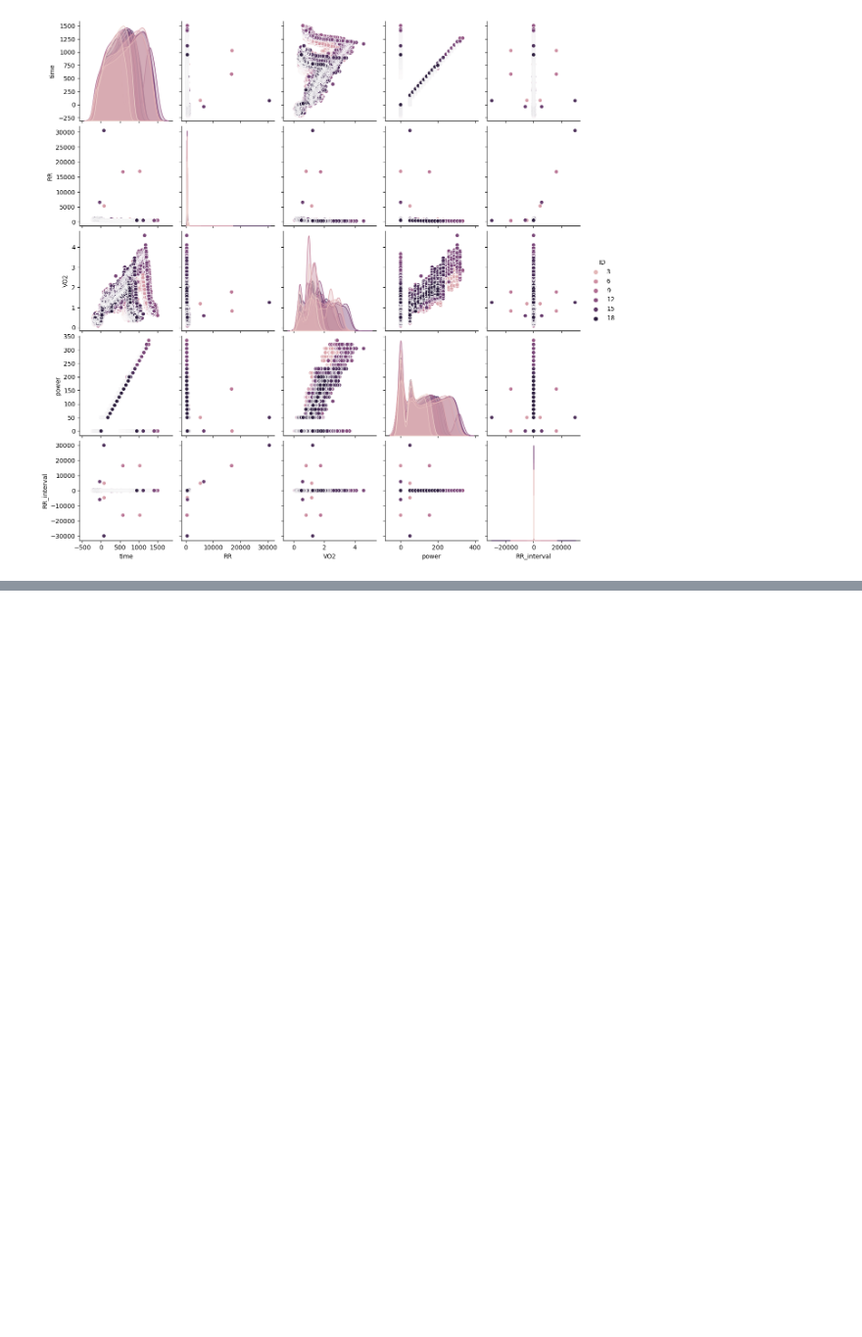
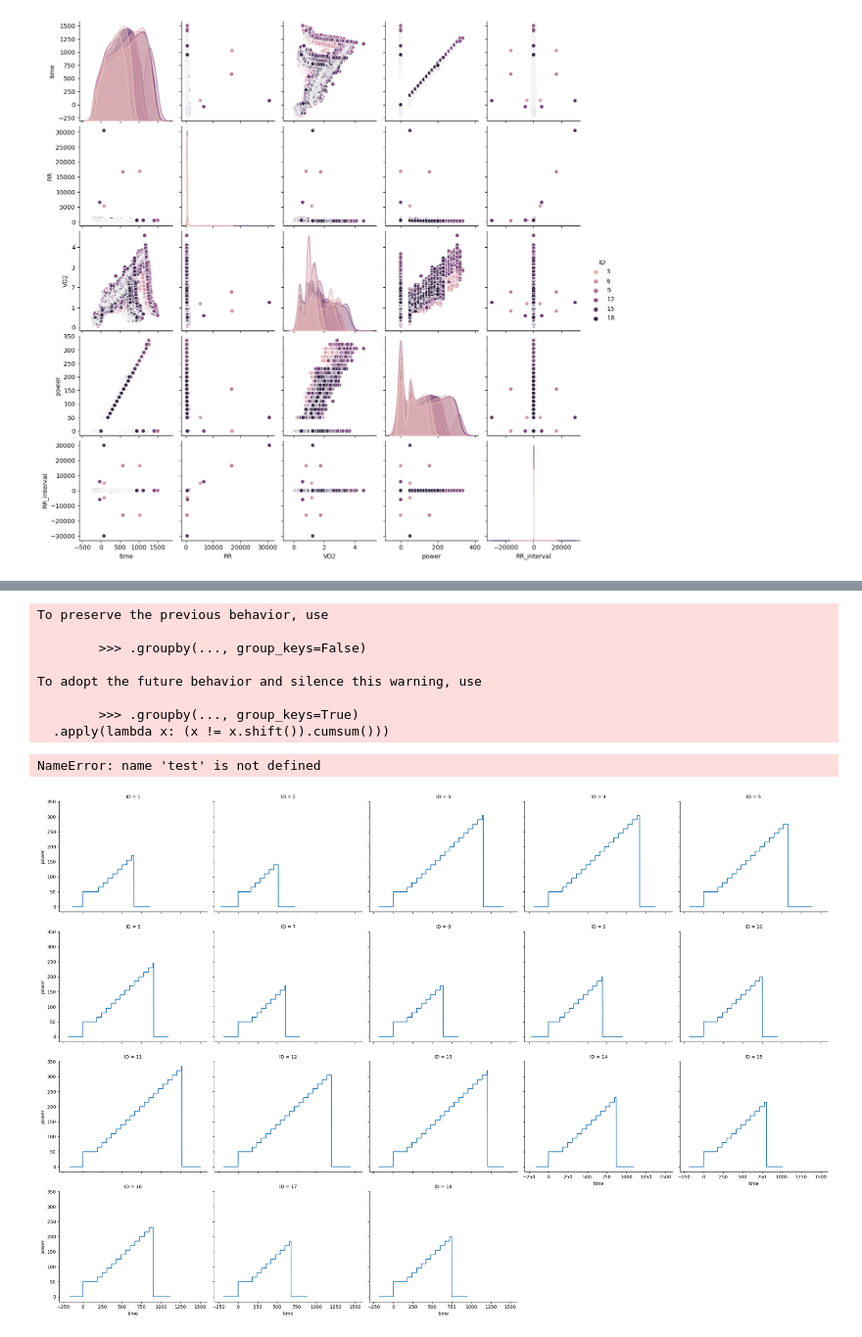
Before and after one commit to garinemanasa/Cardiorespiratory-_fitness, a Jupyter notebook: Cardiorespiratory.ipynb, the cells around one changed output, grey strips where cells are left out. Shown at 98% size. Cells and saved outputs as stored; diff of their text form; code cells hidden in the pictures; blank space fills up the shorter version.

Commit message:
calculater VO2 max and powermax

```diff
--- a/Cardiorespiratory.ipynb
+++ b/Cardiorespiratory.ipynb
@@ -176,3 +176,11 @@ sns.pairplot(tm, hue ='ID')
 # %% [output]
 <seaborn.axisgrid.PairGrid at 0x...>
 [figure]
+# %%
+import pandas as pd
+import numpy as np
+import matplotlib.pyplot as plt
+
+ecg_data=pd.read_csv("test_measure.csv")
+# remove values of RR too big
+ecg_data = ecg_data[~((ecg_data['RR'] > 1000) & (ecg_data['power'] > 0))]
@@ -178,0 +223,44 @@ sns.pairplot(tm, hue ='ID')
+# %%
+# Filter ecg_data where remain is equal to 1
+#ecg_data = ecg_data.loc[ecg_data['remain'] == 1]
+
+# Define test sequence
+ecg_data['power_idx'] = (ecg_data.groupby('ID')['power']
+                         .apply(lambda x: (x != x.shift()).cumsum()))
+tmp = ecg_data.groupby('ID')['power_idx'].max().reset_index()
+tmp = tmp.rename(columns={'power_idx': 'last_power_idx'})
+ecg_data = ecg_data.merge(tmp, on='ID', how='left')
+ecg_data['test'] = np.select(
+    [
+        ecg_data['power_idx'] == 1,
+        ecg_data['power_idx'] == ecg_data['last_power_idx']
+    ],
+    [
+        'rest',
+        'recovery'
+    ],
+   # default='test'
+)
+
+# Plot
+import matplotlib.pyplot as plt
+import seaborn as sns
+
+g = sns.FacetGrid(data=ecg_data, col='ID', col_wrap=5, height=4, aspect=1.2)
+g = g.map(plt.plot, 'time', 'power')
+g = g.map(plt.fill_between, 'time', y1=0, y2=300, alpha=0.3,hue=test)
+g = g.set_ylabels('Power')
+g = g.set_xlabels('Time')
+plt.ylim(0, 300)
+plt.show()
+# %% [output]
+To preserve the previous behavior, use
+
+        >>> .groupby(..., group_keys=False)
+
+To adopt the future behavior and silence this warning, use
+
+        >>> .groupby(..., group_keys=True)
+  .apply(lambda x: (x != x.shift()).cumsum()))
+NameError: name 'test' is not defined
+[figure, added]
```
Also changed, not shown: parts of 10 cells of this notebook.
